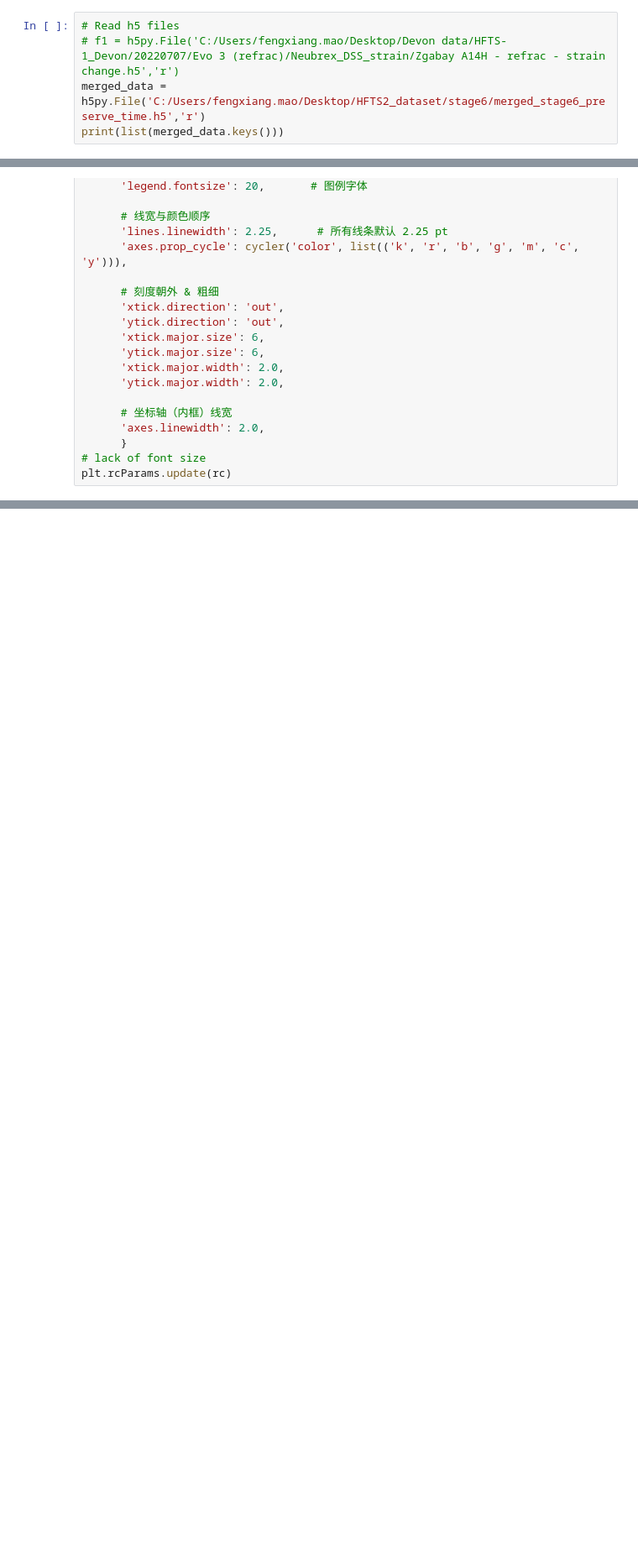
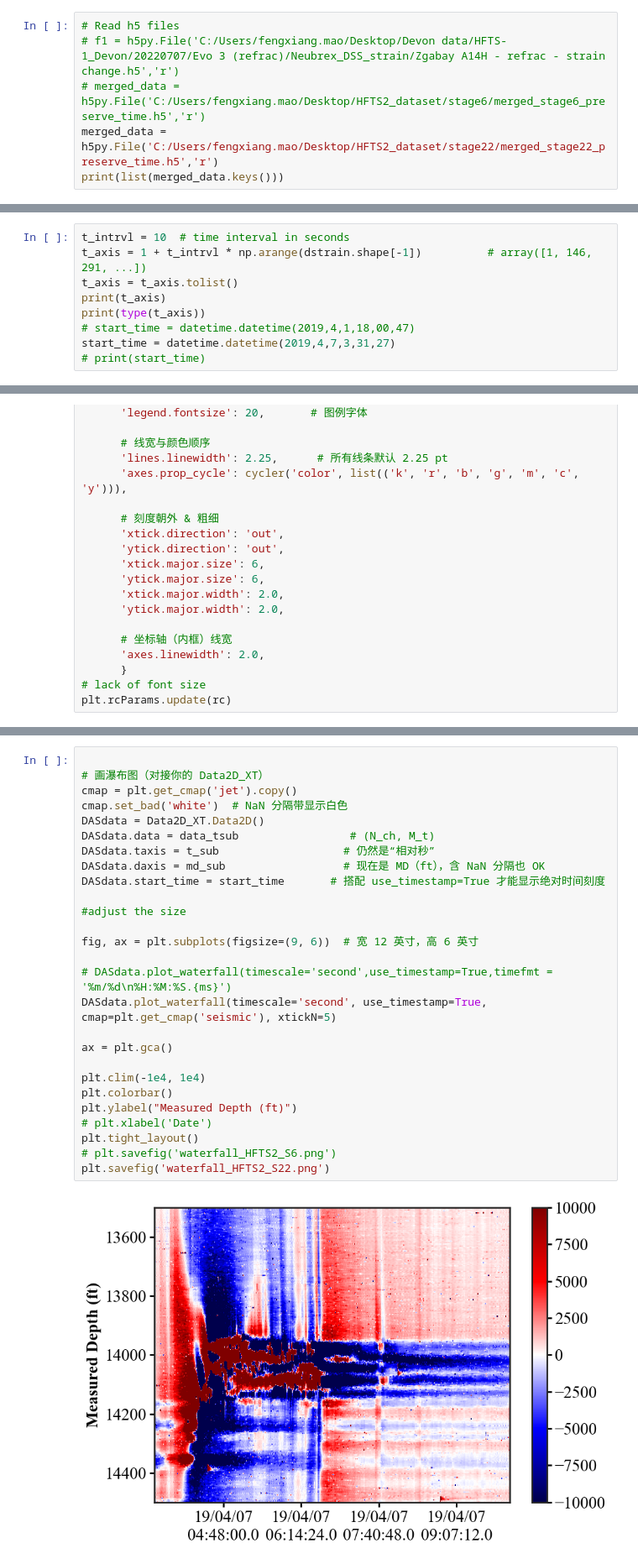
Before and after one commit to felix-mao-1516/plot-for-research-, a Jupyter notebook: HFTS2.ipynb, the cells around one changed output, grey strips where cells are left out. Shown at 84% size. Cells and saved outputs as stored; diff of their text form; blank space fills up the shorter version.

```diff
--- a/HFTS2.ipynb
+++ b/HFTS2.ipynb
@@ -88,7 +89,8 @@ from jin_pylib import Data2D_XT
 # %%
 # Read h5 files
 # f1 = h5py.File('C:/Users/fengxiang.mao/Desktop/Devon data/HFTS-1_Devon/20220707/Evo 3 (refrac)/Neubrex_DSS_strain/Zgabay A14H - refrac - strain change.h5','r')
-merged_data = h5py.File('C:/Users/fengxiang.mao/Desktop/HFTS2_dataset/stage6/merged_stage6_preserve_time.h5','r')
+# merged_data = h5py.File('C:/Users/fengxiang.mao/Desktop/HFTS2_dataset/stage6/merged_stage6_preserve_time.h5','r')
+merged_data = h5py.File('C:/Users/fengxiang.mao/Desktop/HFTS2_dataset/stage22/merged_stage22_preserve_time.h5','r')
 print(list(merged_data.keys()))
 # %% [output]
 ['Acquisition']
@@ -195,0 +207,9 @@ DASdata.taxis[-1]
+# %%
+t_intrvl = 10  # time interval in seconds
+t_axis = 1 + t_intrvl * np.arange(dstrain.shape[-1])          # array([1, 146, 291, ...])
+t_axis = t_axis.tolist()
+print(t_axis)
+print(type(t_axis))
+# start_time = datetime.datetime(2019,4,1,18,00,47)
+start_time = datetime.datetime(2019,4,7,3,31,27)
+# print(start_time)
@@ -255,0 +283,29 @@ plt.savefig('waterfall_ori.png')
+# %%
+
+# 画瀑布图（对接你的 Data2D_XT）
+cmap = plt.get_cmap('jet').copy()
+cmap.set_bad('white')  # NaN 分隔带显示白色
+DASdata = Data2D_XT.Data2D()
+DASdata.data = data_tsub                 # (N_ch, M_t)
+DASdata.taxis = t_sub                   # 仍然是“相对秒”
+DASdata.daxis = md_sub                  # 现在是 MD（ft），含 NaN 分隔也 OK
+DASdata.start_time = start_time       # 搭配 use_timestamp=True 才能显示绝对时间刻度
+
+#adjust the size
+
+fig, ax = plt.subplots(figsize=(9, 6))  # 宽 12 英寸，高 6 英寸
+
+# DASdata.plot_waterfall(timescale='second',use_timestamp=True,timefmt = '%m/%d\n%H:%M:%S.{ms}')
+DASdata.plot_waterfall(timescale='second', use_timestamp=True, cmap=plt.get_cmap('seismic'), xtickN=5)
+
+ax = plt.gca()
+
+plt.clim(-1e4, 1e4)
+plt.colorbar()
+plt.ylabel("Measured Depth (ft)")
+# plt.xlabel('Date')
+plt.tight_layout()
+# plt.savefig('waterfall_HFTS2_S6.png')
+plt.savefig('waterfall_HFTS2_S22.png')
+# %% [output]
+[figure, added]
```
Also changed, not shown: parts of 13 cells of this notebook, 4 other files.
